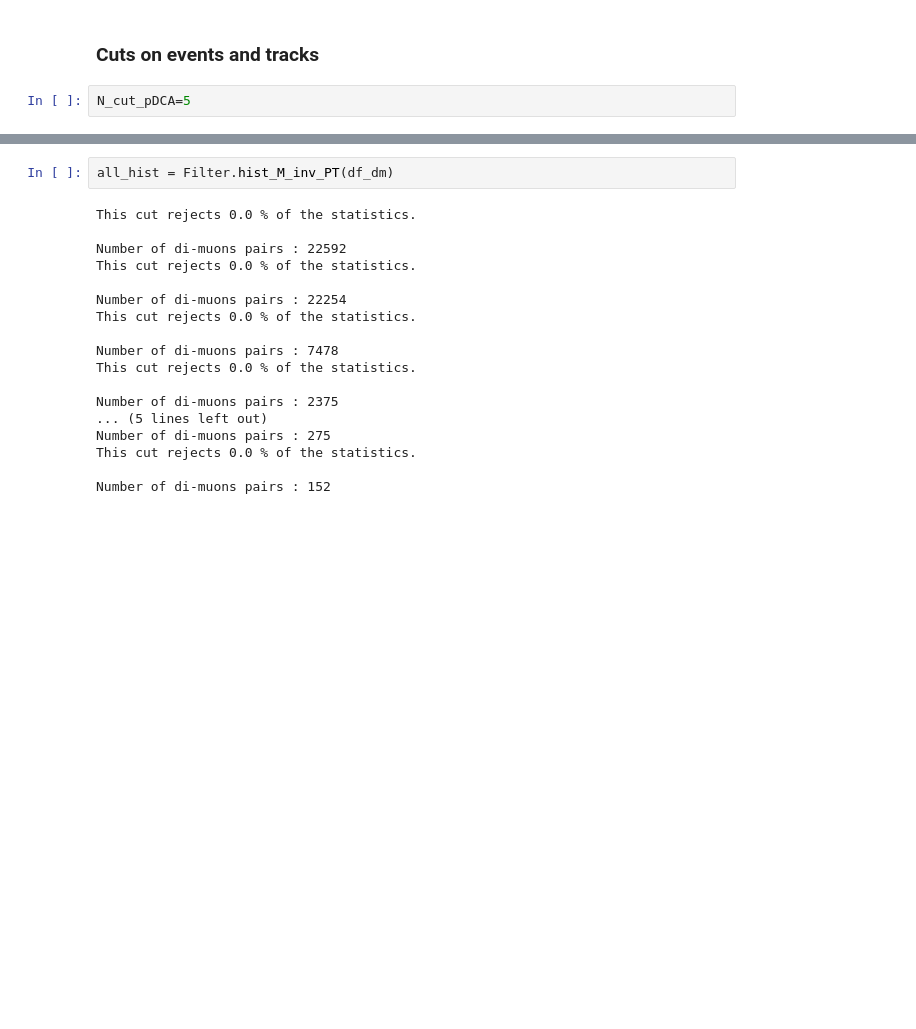
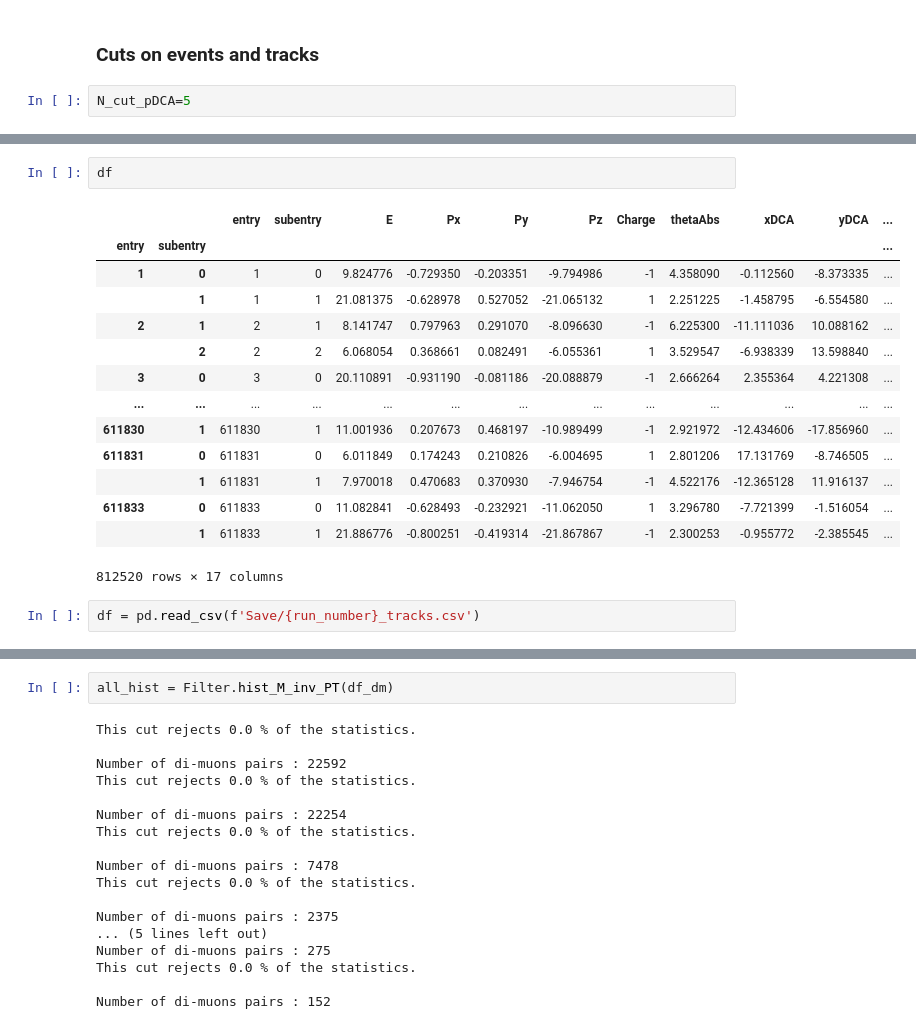
Before and after one commit to matteoIMT/qqbar2mumu-2021, a Jupyter notebook: Global.ipynb, the cells around one changed output, grey strips where cells are left out. Saved outputs shown, nothing was run; the diff lists cells and outputs as text; blank space fills up the shorter version.

```diff
--- a/Global.ipynb
+++ b/Global.ipynb
@@ -84,3 +623,22 @@ NameError: name 'df' is not defined
+# %%
+df
+# %% [output]
+|  |  | entry | subentry | E | Px | Py | Pz | Charge | thetaAbs | xDCA | yDCA | ... |
+| entry | subentry |  |  |  |  |  |  |  |  |  |  | ... |
+| 1 | 0 | 1 | 0 | 9.824776 | -0.729350 | -0.203351 | -9.794986 | -1 | 4.358090 | -0.112560 | -8.373335 | ... |
+|  | 1 | 1 | 1 | 21.081375 | -0.628978 | 0.527052 | -21.065132 | 1 | 2.251225 | -1.458795 | -6.554580 | ... |
+| 2 | 1 | 2 | 1 | 8.141747 | 0.797963 | 0.291070 | -8.096630 | -1 | 6.225300 | -11.111036 | 10.088162 | ... |
+|  | 2 | 2 | 2 | 6.068054 | 0.368661 | 0.082491 | -6.055361 | 1 | 3.529547 | -6.938339 | 13.598840 | ... |
+| 3 | 0 | 3 | 0 | 20.110891 | -0.931190 | -0.081186 | -20.088879 | -1 | 2.666264 | 2.355364 | 4.221308 | ... |
+| ... | ... | ... | ... | ... | ... | ... | ... | ... | ... | ... | ... | ... |
+| 611830 | 1 | 611830 | 1 | 11.001936 | 0.207673 | 0.468197 | -10.989499 | -1 | 2.921972 | -12.434606 | -17.856960 | ... |
+| 611831 | 0 | 611831 | 0 | 6.011849 | 0.174243 | 0.210826 | -6.004695 | 1 | 2.801206 | 17.131769 | -8.746505 | ... |
+|  | 1 | 611831 | 1 | 7.970018 | 0.470683 | 0.370930 | -7.946754 | -1 | 4.522176 | -12.365128 | 11.916137 | ... |
+| 611833 | 0 | 611833 | 0 | 11.082841 | -0.628493 | -0.232921 | -11.062050 | 1 | 3.296780 | -7.721399 | -1.516054 | ... |
+|  | 1 | 611833 | 1 | 21.886776 | -0.800251 | -0.419314 | -21.867867 | -1 | 2.300253 | -0.955772 | -2.385545 | ... |
+812520 rows × 17 columns
+# %%
+df = pd.read_csv(f'Save/{run_number}_tracks.csv')
 # %%
 df_dm = de.di_muons_dataframe(df)
 # %% [output]
```
Also changed, not shown: parts of 34 cells of this notebook, 10 other files.
